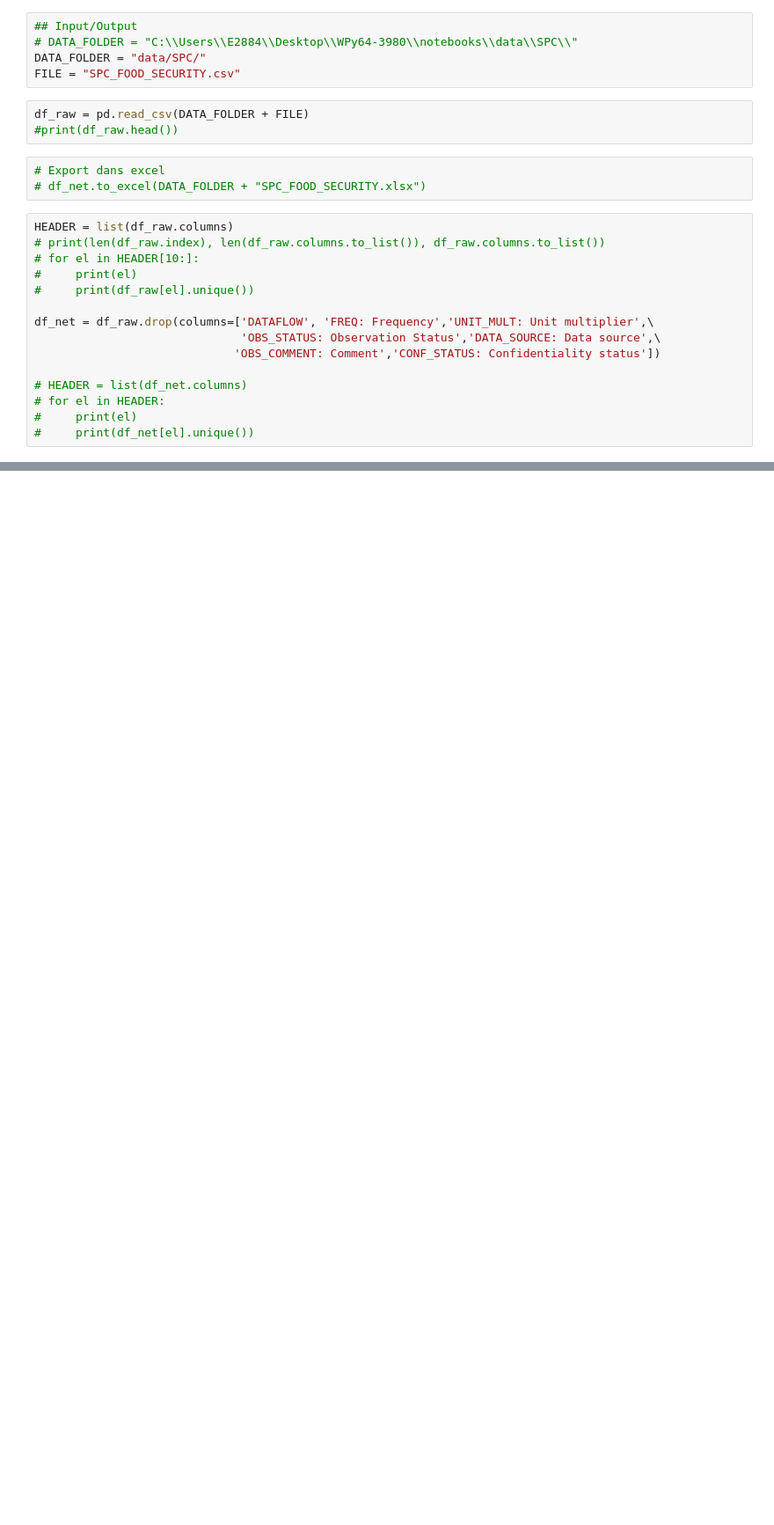
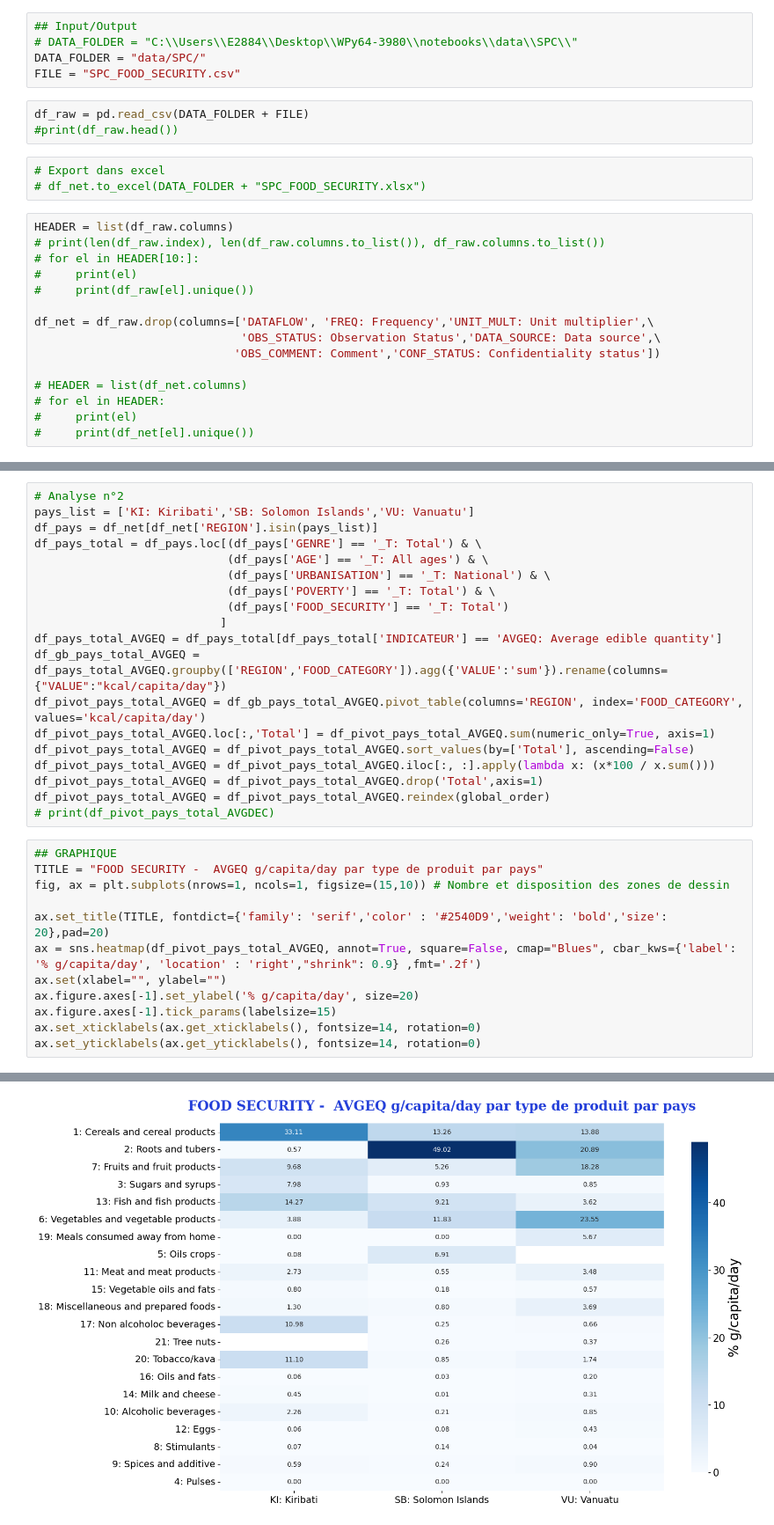
Before and after one commit to sloutmyv/DatavizPacific2023, a Jupyter notebook: 20230906_DC23_food_security.ipynb, the cells around one changed output, grey strips where cells are left out. Shown at 88% size. Saved outputs shown, nothing was run; the diff lists cells and outputs as text; blank space fills up the shorter version.

```diff
--- a/20230906_DC23_food_security.ipynb
+++ b/20230906_DC23_food_security.ipynb
@@ -561,0 +245,32 @@ VU: Vanuatu    3.367515       2758.3           1922.1            2372.2  450.1
+# %%
+# Analyse n°2
+pays_list = ['KI: Kiribati','SB: Solomon Islands','VU: Vanuatu']
+df_pays = df_net[df_net['REGION'].isin(pays_list)]
+df_pays_total = df_pays.loc[(df_pays['GENRE'] == '_T: Total') & \
+                            (df_pays['AGE'] == '_T: All ages') & \
+                            (df_pays['URBANISATION'] == '_T: National') & \
+                            (df_pays['POVERTY'] == '_T: Total') & \
+                            (df_pays['FOOD_SECURITY'] == '_T: Total')
+                           ]
+df_pays_total_AVGEQ = df_pays_total[df_pays_total['INDICATEUR'] == 'AVGEQ: Average edible quantity']
+df_gb_pays_total_AVGEQ = df_pays_total_AVGEQ.groupby(['REGION','FOOD_CATEGORY']).agg({'VALUE':'sum'}).rename(columns={"VALUE":"kcal/capita/day"})
+df_pivot_pays_total_AVGEQ = df_gb_pays_total_AVGEQ.pivot_table(columns='REGION', index='FOOD_CATEGORY', values='kcal/capita/day')
+df_pivot_pays_total_AVGEQ.loc[:,'Total'] = df_pivot_pays_total_AVGEQ.sum(numeric_only=True, axis=1)
+df_pivot_pays_total_AVGEQ = df_pivot_pays_total_AVGEQ.sort_values(by=['Total'], ascending=False)
+df_pivot_pays_total_AVGEQ = df_pivot_pays_total_AVGEQ.iloc[:, :].apply(lambda x: (x*100 / x.sum()))
+df_pivot_pays_total_AVGEQ = df_pivot_pays_total_AVGEQ.drop('Total',axis=1)
+df_pivot_pays_total_AVGEQ = df_pivot_pays_total_AVGEQ.reindex(global_order)
+# print(df_pivot_pays_total_AVGDEC)
+# %%
+## GRAPHIQUE
+TITLE = "FOOD SECURITY -  AVGEQ g/capita/day par type de produit par pays"
+fig, ax = plt.subplots(nrows=1, ncols=1, figsize=(15,10)) # Nombre et disposition des zones de dessin
+
+ax.set_title(TITLE, fontdict={'family': 'serif','color' : '#2540D9','weight': 'bold','size': 20},pad=20)
+ax = sns.heatmap(df_pivot_pays_total_AVGEQ, annot=True, square=False, cmap="Blues", cbar_kws={'label': '% g/capita/day', 'location' : 'right',"shrink": 0.9} ,fmt='.2f')
+ax.set(xlabel="", ylabel="")
+ax.figure.axes[-1].set_ylabel('% g/capita/day', size=20)
+ax.figure.axes[-1].tick_params(labelsize=15)
+ax.set_xticklabels(ax.get_xticklabels(), fontsize=14, rotation=0)
+ax.set_yticklabels(ax.get_yticklabels(), fontsize=14, rotation=0)
+# %% [output]
@@ -561,0 +294 @@ VU: Vanuatu    3.367515       2758.3           1922.1            2372.2  450.1
+[figure, added]
```
Also changed, not shown: parts of 44 cells of this notebook, 1 other file.
